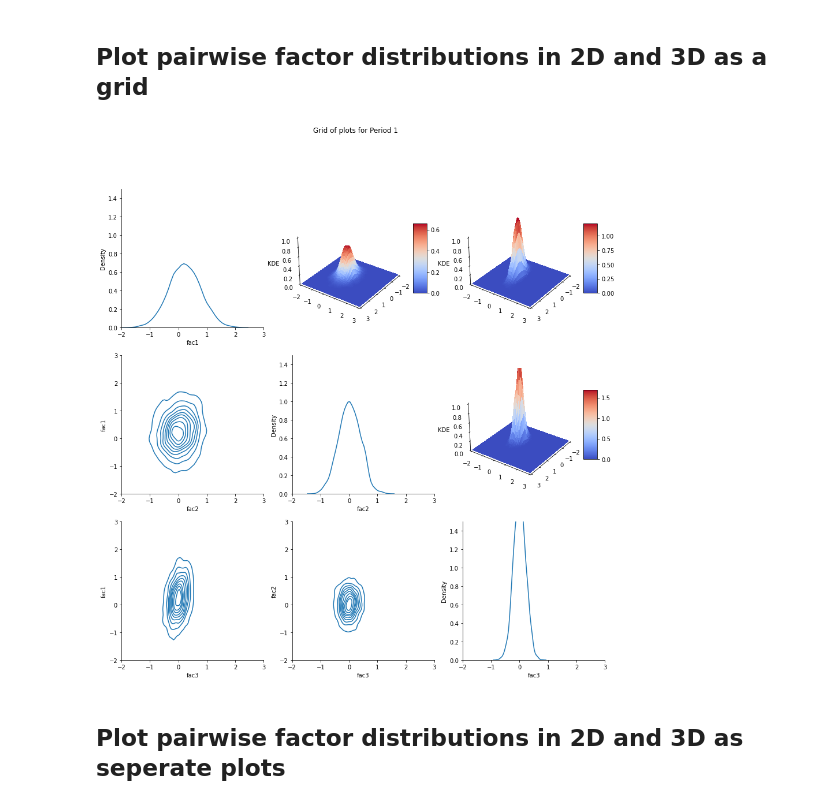
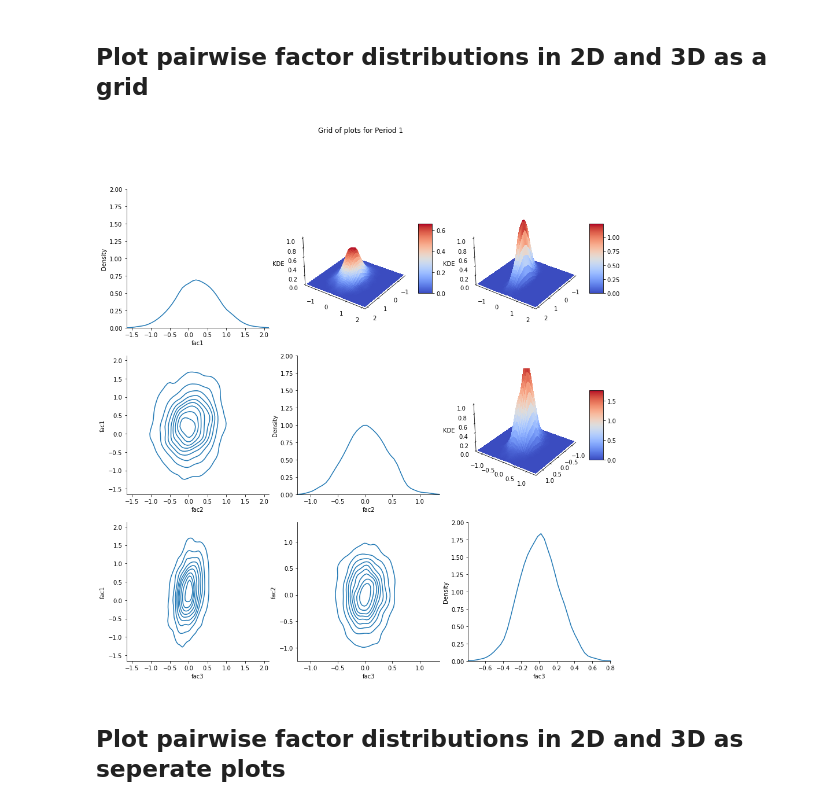
Before and after one commit to OpenSourceEconomics/skillmodels, a Jupyter notebook: docs/source/getting_started/how_to_visualize_pairwise_factor_distribution.ipynb, the cells around one changed output. Drawn from its saved outputs; the diff is of its cells as text; code cells hidden in the pictures.

```diff
--- a/docs/source/getting_started/how_to_visualize_pairwise_factor_distribution.ipynb
+++ b/docs/source/getting_started/how_to_visualize_pairwise_factor_distribution.ipynb
@@ -64,13 +91,15 @@ fig =plot_pairwise_factor_distributions(
 ## Plot pairwise factor distributions in 2D and 3D as a grid
 # %%
 fig =plot_pairwise_factor_distributions(
-    data_filter_state=filtered_states,
+    states=filtered_states,
+    model_dict=model_dict,
     period=1,
     combined_plots=True,
-    add_3D_plots=True,
+    add_3d_plots=True,
+    state_ranges=None,
     n_points=50)
 # %% [output]
-[figure, old version]
+[figure, new version]
 # %% [markdown]
 ## Plot pairwise factor distributions in 2D and 3D as seperate plots
 # %%
```
Also changed, not shown: parts of 7 cells of this notebook.
